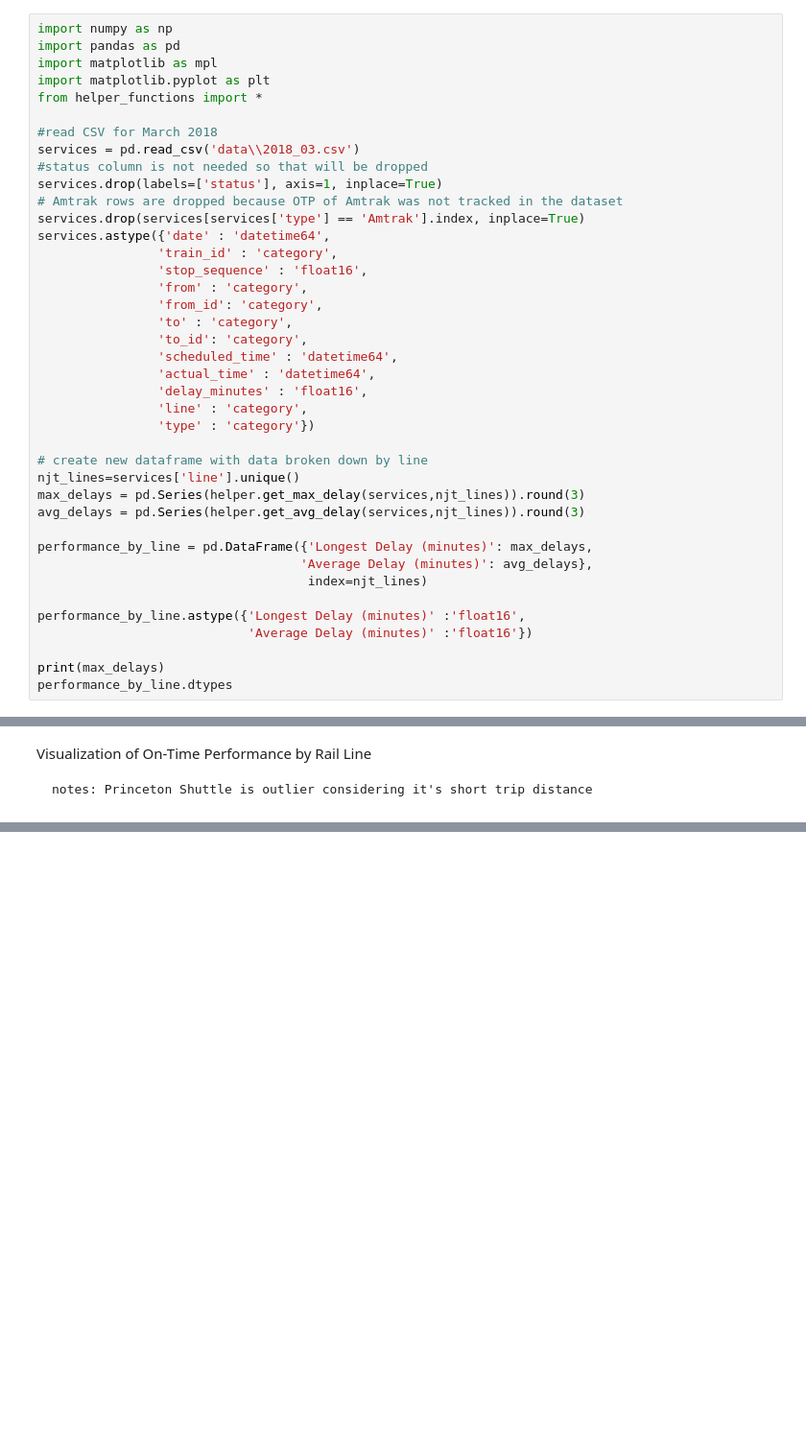
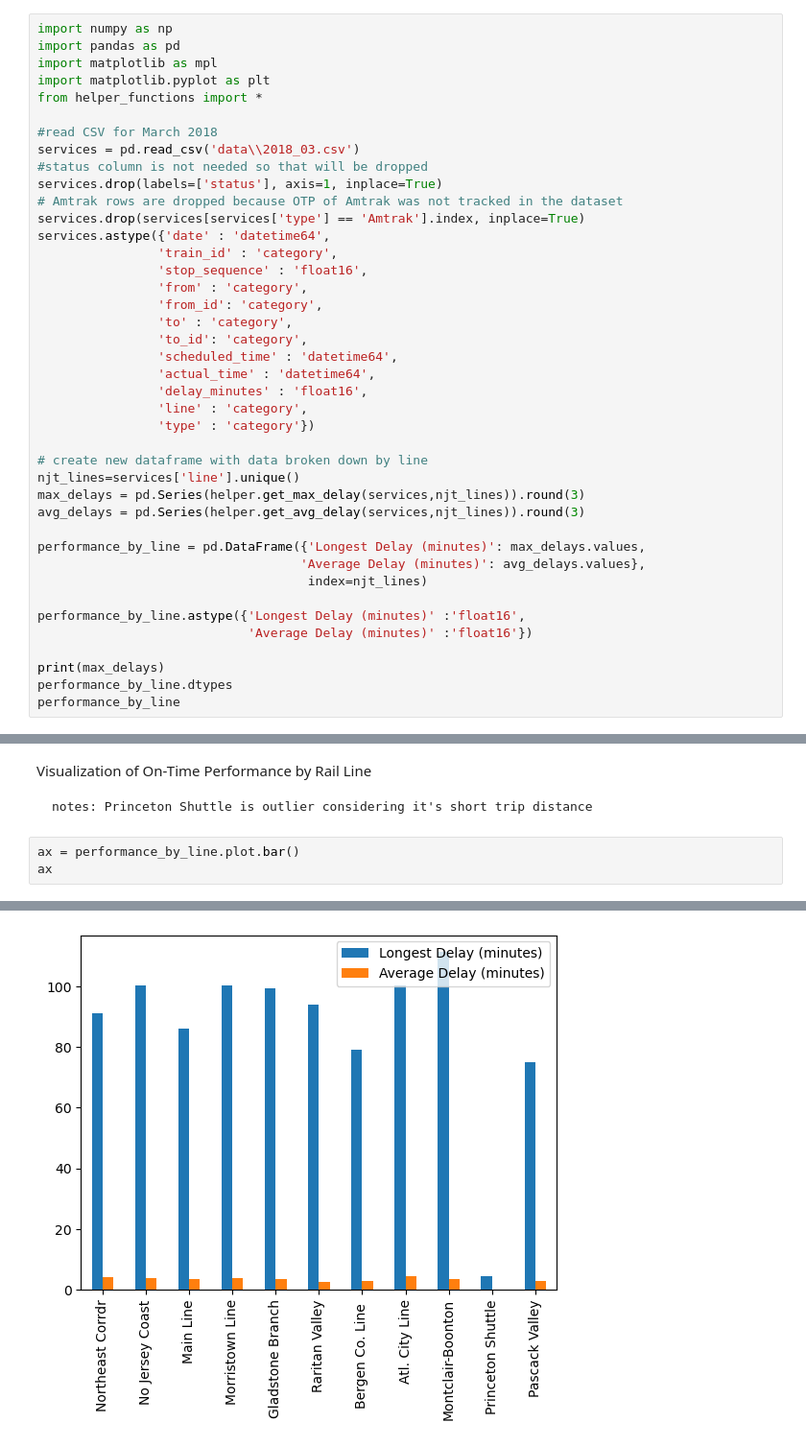
Before and after one commit to d0ugherty/On-Time-Performance-Stats, a Jupyter notebook: project.ipynb, the cells around one changed output, grey strips where cells are left out. Shown at 96% size. Drawn from its saved outputs; the diff is of its cells as text; blank space fills up the shorter version.

Commit message:
started data viz

```diff
--- a/project.ipynb
+++ b/project.ipynb
@@ -44,8 +44,8 @@ njt_lines=services['line'].unique()
 max_delays = pd.Series(helper.get_max_delay(services,njt_lines)).round(3)
 avg_delays = pd.Series(helper.get_avg_delay(services,njt_lines)).round(3)
 
-performance_by_line = pd.DataFrame({'Longest Delay (minutes)': max_delays,
-                                   'Average Delay (minutes)': avg_delays},
+performance_by_line = pd.DataFrame({'Longest Delay (minutes)': max_delays.values,
+                                   'Average Delay (minutes)': avg_delays.values},
                                     index=njt_lines)
 
 performance_by_line.astype({'Longest Delay (minutes)' :'float16',
@@ -53,6 +53,7 @@ performance_by_line.astype({'Longest Delay (minutes)' :'float16',
 
 print(max_delays)
 performance_by_line.dtypes
+performance_by_line
 # %% [output]
 0      91.083
 1     100.267
@@ -73,3 +83,7 @@ dtype: object
 Visualization of On-Time Performance by Rail Line
 
     notes: Princeton Shuttle is outlier considering it's short trip distance
+# %%
+ax = performance_by_line.plot.bar()
+ax
+# %% [output]
@@ -75,0 +91 @@ Visualization of On-Time Performance by Rail Line
+[figure, added]
```
Also changed, not shown: parts of 2 cells of this notebook.
